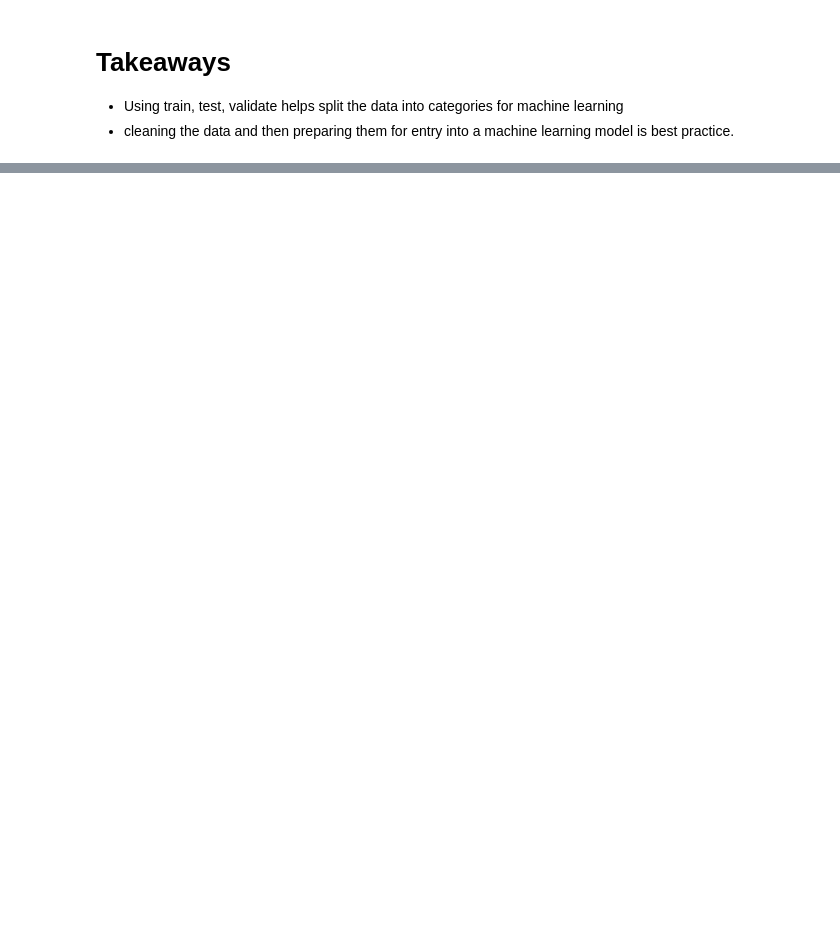
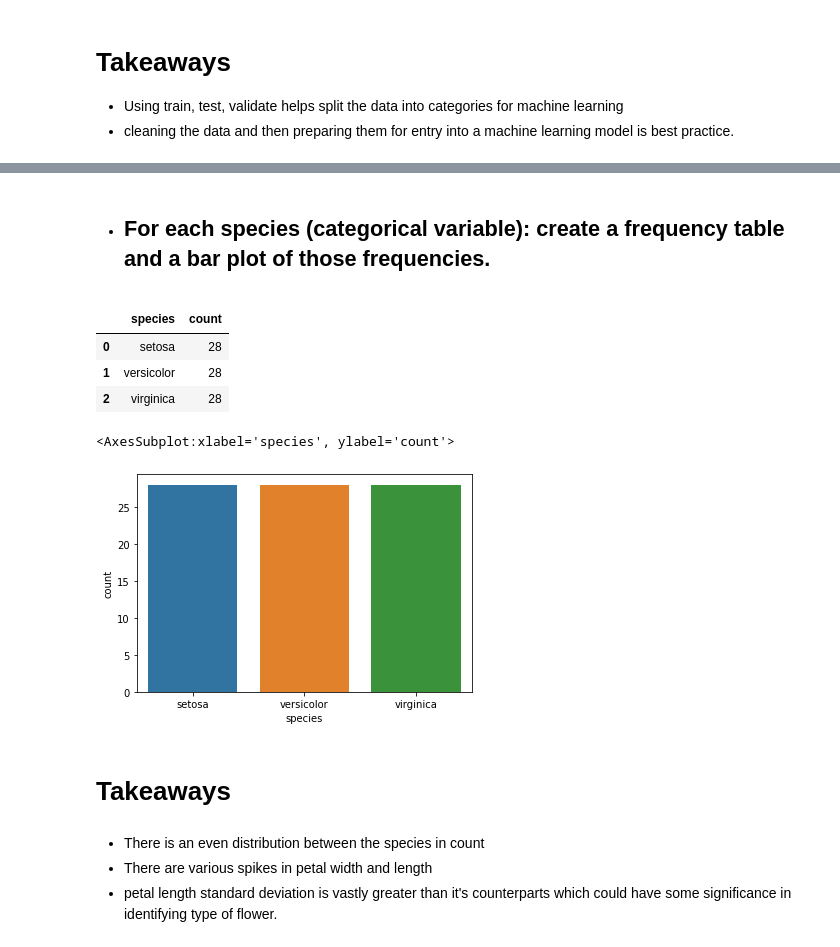
Before and after one commit to DeangeloBowen1/classification-exercises, a Jupyter notebook: classification_exercises.ipynb, the cells around one changed output, grey strips where cells are left out. Cells and saved outputs as stored; diff of their text form; code cells hidden in the pictures; blank space fills up the shorter version.

```diff
--- a/classification_exercises.ipynb
+++ b/classification_exercises.ipynb
@@ -566,0 +394,4 @@ memory usage: 185.5+ KB
+# %%
+# acquire data
+iris = aq.get_iris_data()
+iris.head()
@@ -566,0 +427,3 @@ memory usage: 185.5+ KB
+# %%
+# split data
+train, validate, test = prep.prep_iris(iris)
@@ -566,0 +518,28 @@ memory usage: 185.5+ KB
+# %% [markdown]
+- ## For each species (categorical variable): create a frequency table and a bar plot of those frequencies.
+# %%
+freq_table = train.groupby('species').species.agg(['count']).reset_index()
+# reset_index function resets the index of the dataframe else, when
+# inputting to a sns boxplot, the boxplot will not be able to read an unindexed
+# category
+# https://pandas.pydata.org/docs/reference/api/pandas.DataFrame.reset_index.html
+
+
+freq_table
+# %% [output]
+|  | species | count |
+| 0 | setosa | 28 |
+| 1 | versicolor | 28 |
+| 2 | virginica | 28 |
+# %%
+# bar plot via seaborn
+sns.barplot(data = freq_table, x='species', y= 'count')
+# %% [output]
+<AxesSubplot:xlabel='species', ylabel='count'>
+[figure, added]
+# %% [markdown]
+# Takeaways
+# %% [markdown]
+- There is an even distribution between the species in count
+- There are various spikes in petal width and length
+- petal length standard deviation is vastly greater than it's counterparts which could have some significance in identifying type of flower.
```
Also changed, not shown: parts of 39 cells of this notebook, 1 other file.
